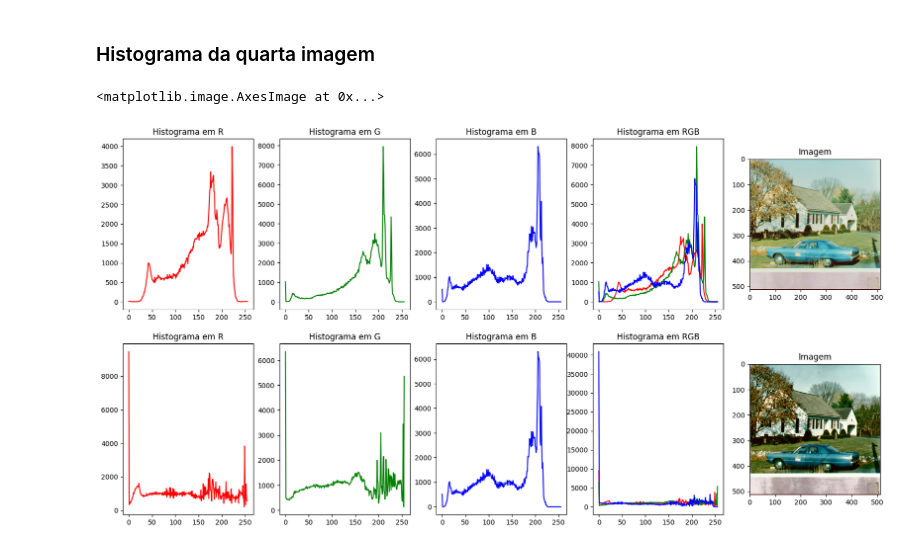
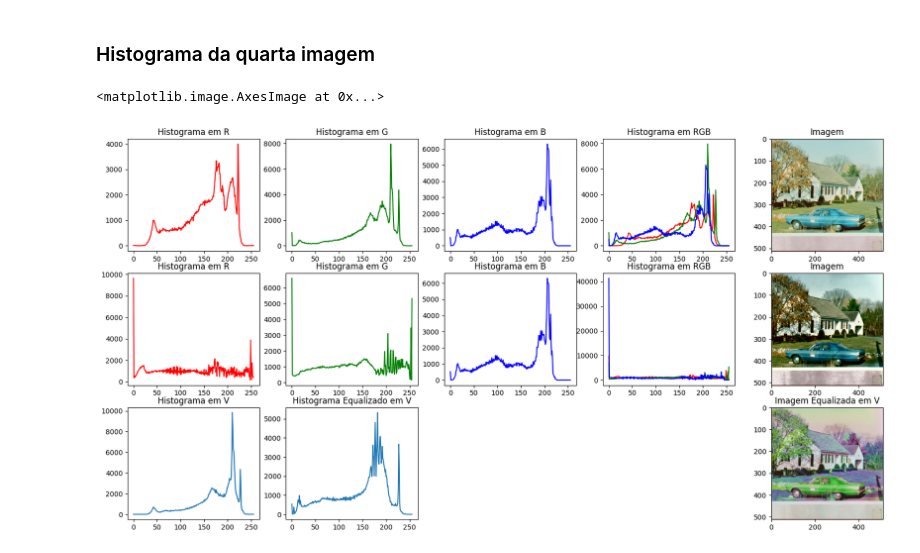
Before and after one commit to DiegogMagalhaes/PDI-Rep, a Jupyter notebook: Atividade Pratica 2/AtividadePratica2.ipynb, the cells around one changed output. Cells and saved outputs as stored; diff of their text form; code cells hidden in the pictures.

```diff
--- a/Atividade Pratica 2/AtividadePratica2.ipynb
+++ b/Atividade Pratica 2/AtividadePratica2.ipynb
@@ -153,11 +203,19 @@ plt.imshow(img_2_eq,cmap='gray')
 img_3 = cv2.imread('20 de mar. de 2024 as 16_12 (1).tiff',1)
 img_3 = cv2.cvtColor(img_3, cv2.COLOR_BGR2RGB)
 
+img_33 = cv2.cvtColor(img_3, cv2.COLOR_BGR2RGB)
+
+
 ycrcb_img_3 = cv2.cvtColor(img_3, cv2.COLOR_RGB2YCrCb)
-ycrcb_img_3[:, :, 0] = cv2.equalizeHist(ycrcb_img_3[:, :, 0])
+
+ycrcb_img_33 = cv2.cvtColor(img_3, cv2.COLOR_RGB2YCrCb)
+
+
+
+ycrcb_img_3[:, :, 0] = equalizeHist2(ycrcb_img_33[:, :, 0],512,512)
 
 hsv_img_3 = cv2.cvtColor(img_3, cv2.COLOR_RGB2HSV)
-hsv_img_3[:, :, 0] = cv2.equalizeHist(hsv_img_3[:, :, 0])
+hsv_img_3[:, :, 0] = equalizeHist2(hsv_img_3[:, :, 0],512,512)
 
 
 img_3_eq_y = cv2.cvtColor(ycrcb_img_3, cv2.COLOR_YCrCb2RGB)
@@ -189,54 +247,69 @@ hist_3_eq_r = cv2.calcHist([img_3_eq_y],[0],None,[256],[0,256])
 hist_3_eq_g = cv2.calcHist([img_3_eq_y],[1],None,[256],[0,256])
 hist_3_eq_b = cv2.calcHist([img_3_eq_y],[2],None,[256],[0,256])
 
+hist_3_v = cv2.calcHist([hsv_img_3],[2],None,[256],[0,256])
+hist_3_eq_v = cv2.calcHist([img_3_eq_v],[2],None,[256],[0,256])
+
 
 fig = plt.figure()
 fig.set_figheight(10)
 fig.set_figwidth(20)
 
-plt.subplot(2, 5, 1)
+plt.subplot(3, 5, 1)
 plt.title("Histograma em R")
 plt.plot(hist_3_r, color='r')
 
-plt.subplot(2, 5, 2)
+plt.subplot(3, 5, 2)
 plt.title("Histograma em G")
 plt.plot(hist_3_g, color='g')
 
-plt.subplot(2, 5, 3)
+plt.subplot(3, 5, 3)
 plt.title("Histograma em B")
 plt.plot(hist_3_b, color='b')
 
-plt.subplot(2, 5, 4)
+plt.subplot(3, 5, 4)
 plt.title("Histograma em RGB")
 plt.plot(hist_3_r, color='r')
 plt.plot(hist_3_g, color='g')
 plt.plot(hist_3_b, color='b')
 
-plt.subplot(2, 5, 5)
+plt.subplot(3, 5, 5)
 plt.title("Imagem")
 plt.imshow(img_3, vmin=0, vmax=255)
 
-plt.subplot(2, 5, 6)
+plt.subplot(3, 5, 6)
 plt.title("Histograma em R")
 plt.plot(hist_3_eq_r, color='r')
 
-plt.subplot(2, 5, 7)
+plt.subplot(3, 5, 7)
 plt.title("Histograma em G")
 plt.plot(hist_3_eq_g, color='g')
 
-plt.subplot(2, 5, 8)
+plt.subplot(3, 5, 8)
 plt.title("Histograma em B")
 plt.plot(hist_3_b, color='b')
 
-plt.subplot(2, 5, 9)
+plt.subplot(3, 5, 9)
 plt.title("Histograma em RGB")
 plt.plot(hist_3_eq_r, color='r')
 plt.plot(hist_3_eq_g, color='g')
 plt.plot(hist_3_eq_b, color='b')
 
-plt.subplot(2, 5, 10)
+plt.subplot(3, 5, 10)
 plt.title("Imagem")
 plt.imshow(img_3_eq_y, vmin=0, vmax=255)
+
+plt.subplot(3, 5, 11)
+plt.title("Histograma em V")
+plt.plot(hist_3_v)
+
+plt.subplot(3, 5, 12)
+plt.title("Histograma Equalizado em V")
+plt.plot(hist_3_eq_v)
+
+plt.subplot(3, 5, 15)
+plt.title("Imagem Equalizada em V")
+plt.imshow(img_3_eq_v, vmin=0, vmax=255)
 # %% [output]
 <matplotlib.image.AxesImage at 0x...>
-[figure, old version]
+[figure, new version]
```
Also changed, not shown: parts of 7 cells of this notebook, 22 other files.
